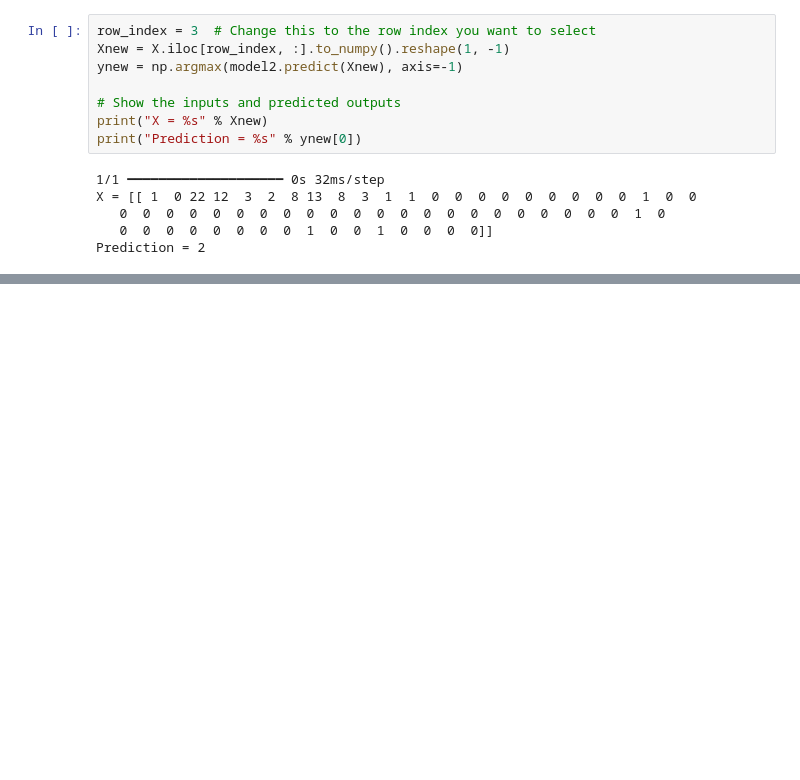
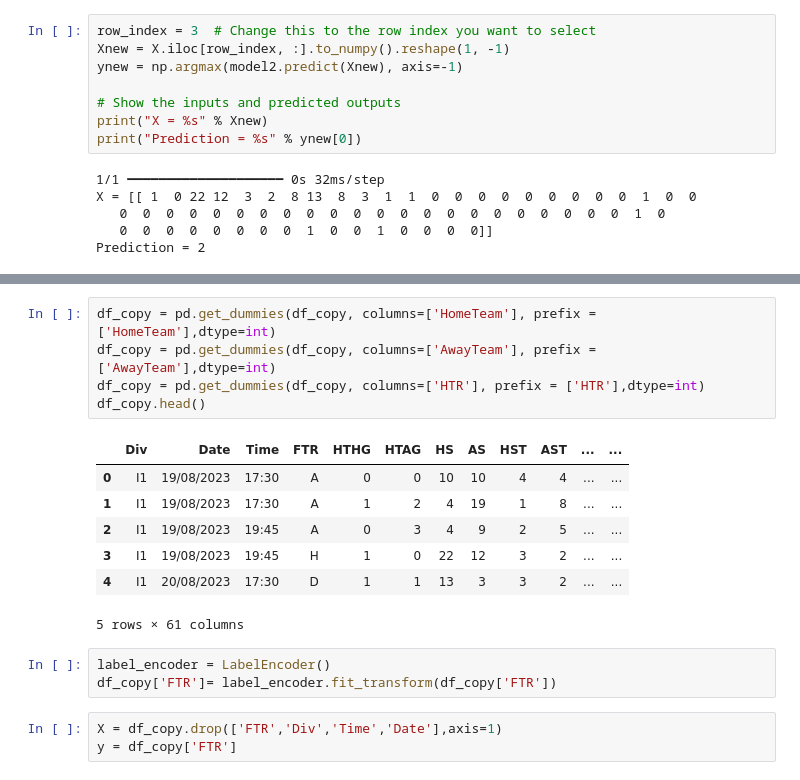
Before and after one commit to vv7ishere/Seria-A_prediction, a Jupyter notebook: seria.ipynb, the cells around one changed output, grey strips where cells are left out. Saved outputs shown, nothing was run; the diff lists cells and outputs as text; blank space fills up the shorter version.

```diff
--- a/seria.ipynb
+++ b/seria.ipynb
@@ -804,0 +868,19 @@ Prediction = 2
+# %%
+df_copy = pd.get_dummies(df_copy, columns=['HomeTeam'], prefix = ['HomeTeam'],dtype=int)
+df_copy = pd.get_dummies(df_copy, columns=['AwayTeam'], prefix = ['AwayTeam'],dtype=int)
+df_copy = pd.get_dummies(df_copy, columns=['HTR'], prefix = ['HTR'],dtype=int)
+df_copy.head()
+# %% [output]
+|  | Div | Date | Time | FTR | HTHG | HTAG | HS | AS | HST | AST | ... | ... |
+| 0 | I1 | 19/08/2023 | 17:30 | A | 0 | 0 | 10 | 10 | 4 | 4 | ... | ... |
+| 1 | I1 | 19/08/2023 | 17:30 | A | 1 | 2 | 4 | 19 | 1 | 8 | ... | ... |
+| 2 | I1 | 19/08/2023 | 19:45 | A | 0 | 3 | 4 | 9 | 2 | 5 | ... | ... |
+| 3 | I1 | 19/08/2023 | 19:45 | H | 1 | 0 | 22 | 12 | 3 | 2 | ... | ... |
+| 4 | I1 | 20/08/2023 | 17:30 | D | 1 | 1 | 13 | 3 | 3 | 2 | ... | ... |
+5 rows × 61 columns
+# %%
+label_encoder = LabelEncoder()
+df_copy['FTR']= label_encoder.fit_transform(df_copy['FTR'])
+# %%
+X = df_copy.drop(['FTR','Div','Time','Date'],axis=1)
+y = df_copy['FTR']
```
Also changed, not shown: parts of 18 cells of this notebook.
